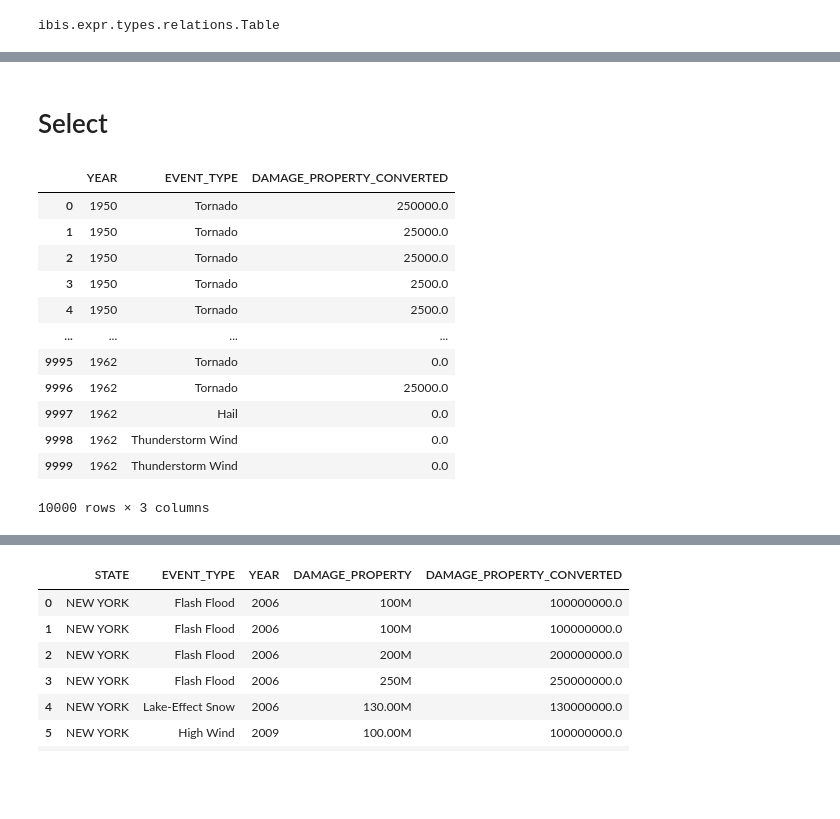
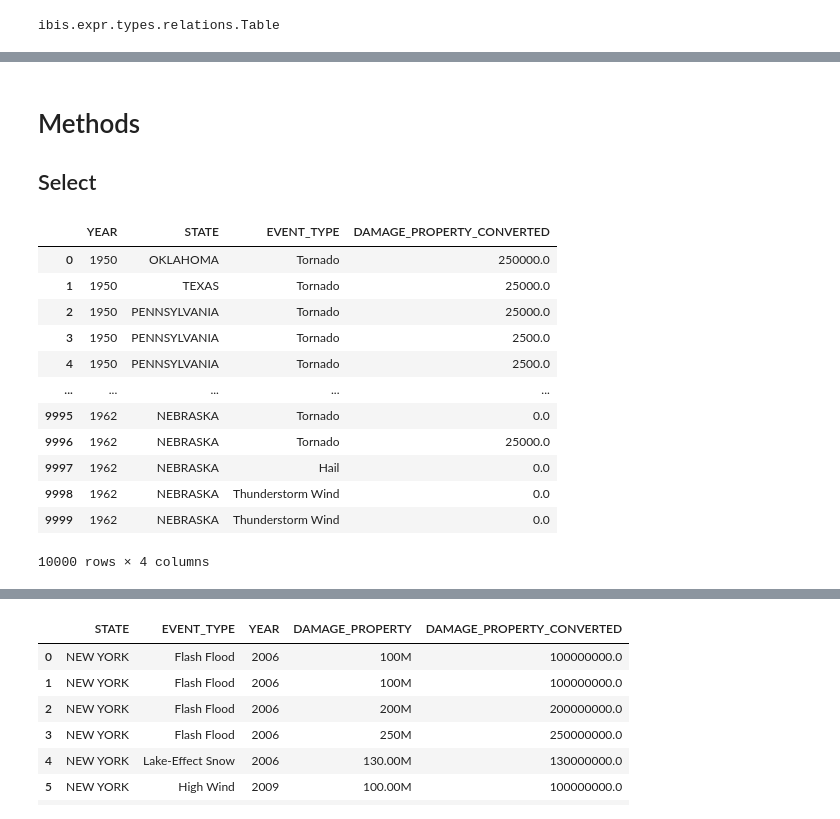
Before and after one commit to mebauer/ibis-basics, a Jupyter notebook: ibis-basics.ipynb, the cells around one changed output, grey strips where cells are left out. Drawn from its saved outputs; the diff is of its cells as text; code cells hidden in the pictures; blank space fills up the shorter version.

```diff
--- a/ibis-basics.ipynb
+++ b/ibis-basics.ipynb
@@ -39,6 +25,6 @@ con.sql("SELECT COUNT(*) AS count_rows FROM storm_events").show()
 # %%
 # reconnect to the persisted database called storm-events
-con = ibis.duckdb.connect("storm-events.db")
+con = ibis.duckdb.connect("data/storm-events.db")
 
 type(con)
 # %% [output]
@@ -175,23 +175,25 @@ ibis.expr.types.relations.Table
 # %% [markdown]
-# Select
+# Methods
+## Select
 # %%
 storm_events.select(
     "YEAR",
+    "STATE",
     "EVENT_TYPE",
     "DAMAGE_PROPERTY_CONVERTED"
 )
 # %% [output]
-|  | YEAR | EVENT_TYPE | DAMAGE_PROPERTY_CONVERTED |
-| 0 | 1950 | Tornado | 250000.0 |
-| 1 | 1950 | Tornado | 25000.0 |
-| 2 | 1950 | Tornado | 25000.0 |
-| 3 | 1950 | Tornado | 2500.0 |
-| 4 | 1950 | Tornado | 2500.0 |
-| ... | ... | ... | ... |
-| 9995 | 1962 | Tornado | 0.0 |
-| 9996 | 1962 | Tornado | 25000.0 |
-| 9997 | 1962 | Hail | 0.0 |
-| 9998 | 1962 | Thunderstorm Wind | 0.0 |
-| 9999 | 1962 | Thunderstorm Wind | 0.0 |
+|  | YEAR | STATE | EVENT_TYPE | DAMAGE_PROPERTY_CONVERTED |
+| 0 | 1950 | OKLAHOMA | Tornado | 250000.0 |
+| 1 | 1950 | TEXAS | Tornado | 25000.0 |
+| 2 | 1950 | PENNSYLVANIA | Tornado | 25000.0 |
+| 3 | 1950 | PENNSYLVANIA | Tornado | 2500.0 |
+| 4 | 1950 | PENNSYLVANIA | Tornado | 2500.0 |
+| ... | ... | ... | ... | ... |
+| 9995 | 1962 | NEBRASKA | Tornado | 0.0 |
+| 9996 | 1962 | NEBRASKA | Tornado | 25000.0 |
+| 9997 | 1962 | NEBRASKA | Hail | 0.0 |
+| 9998 | 1962 | NEBRASKA | Thunderstorm Wind | 0.0 |
+| 9999 | 1962 | NEBRASKA | Thunderstorm Wind | 0.0 |
-10000 rows × 3 columns
+10000 rows × 4 columns
 # %% [markdown]
```
Also changed, not shown: parts of 50 cells of this notebook, 1 other file.
